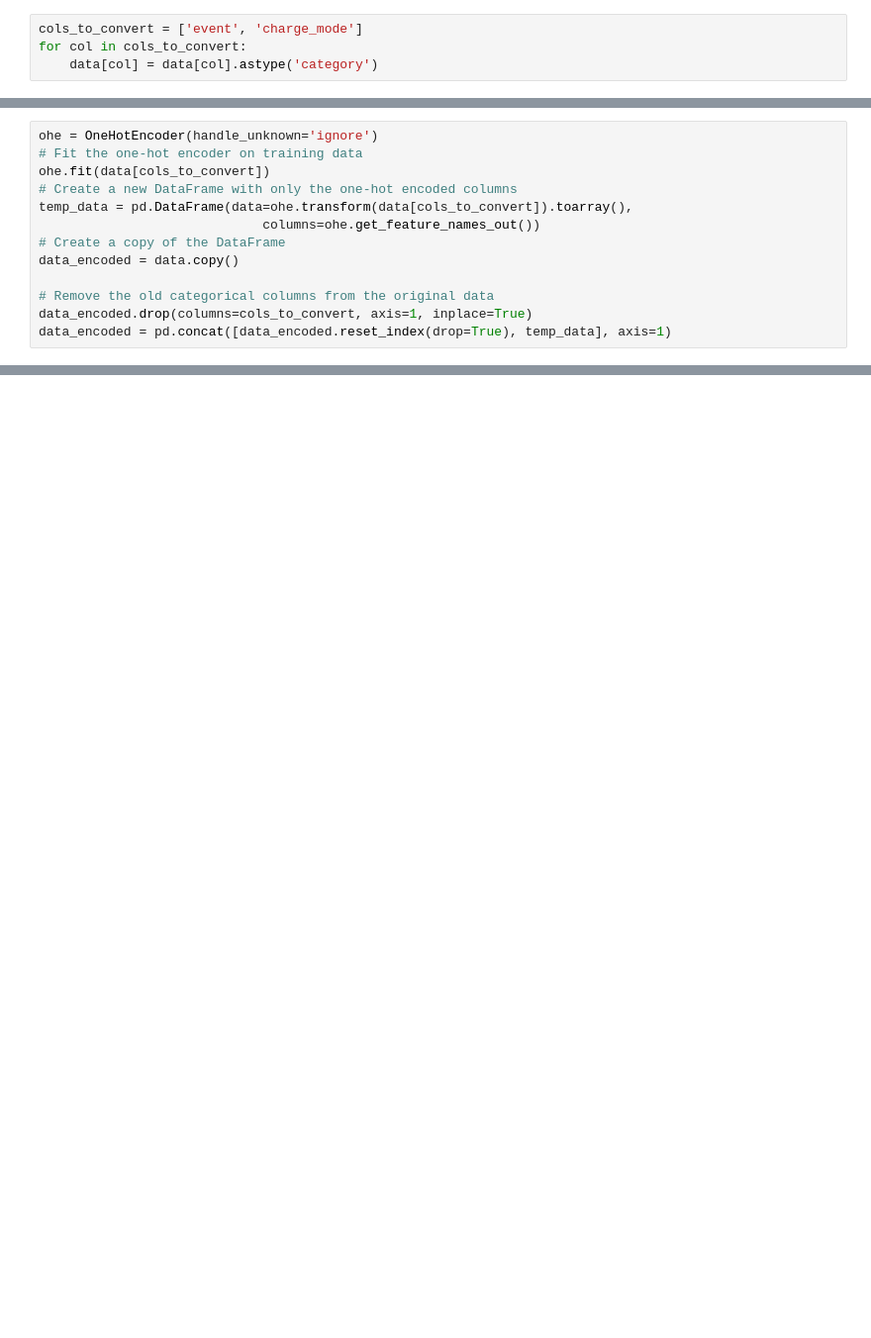
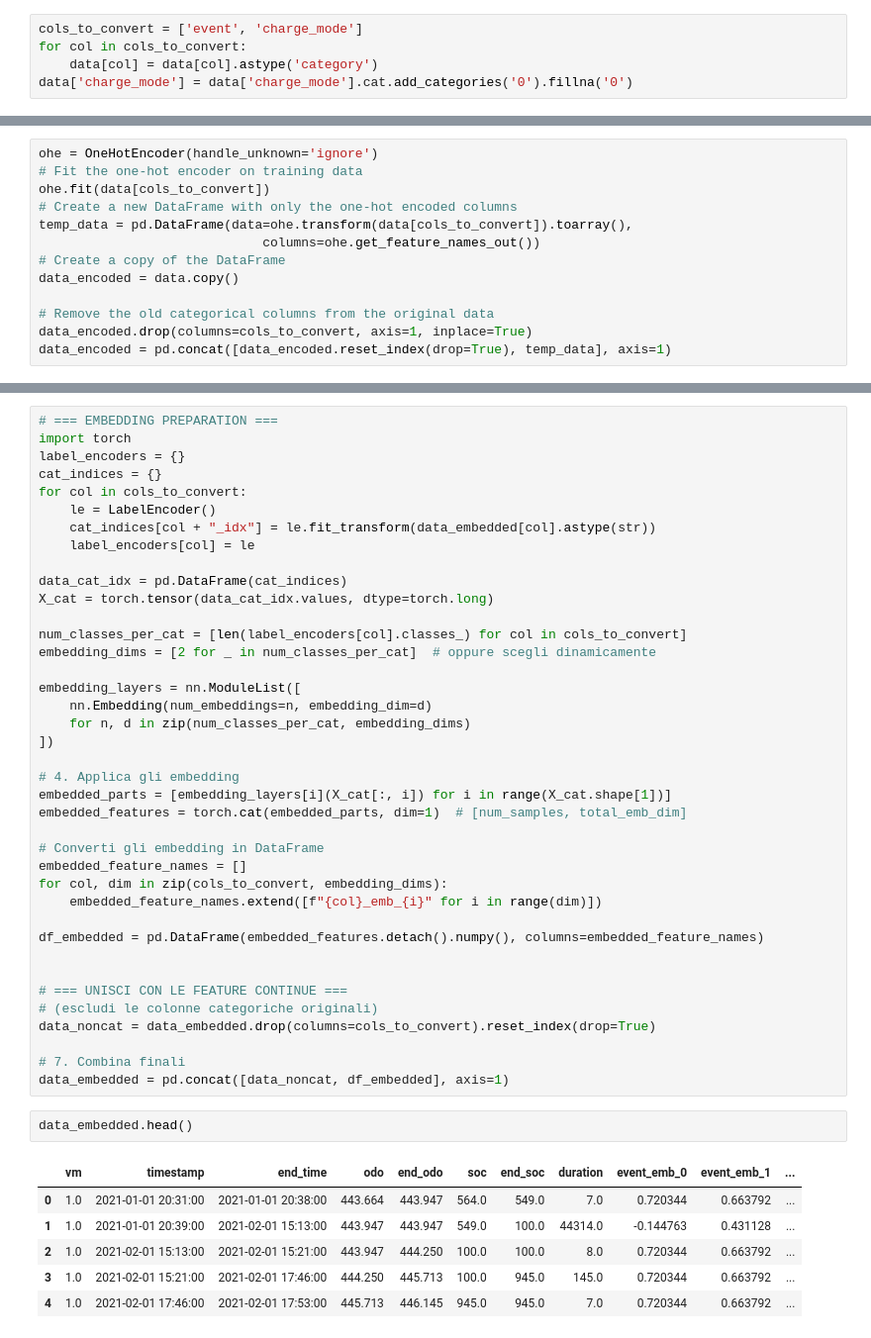
Before and after one commit to Gabriele-Raffaele/KoVAE, a Jupyter notebook: preprocess/data_preprocessing.ipynb, the cells around one changed output, grey strips where cells are left out. Shown: that part at 99% size. Drawn from its saved outputs; the diff is of its cells as text; blank space fills up the shorter version.

```diff
--- a/preprocess/data_preprocessing.ipynb
+++ b/preprocess/data_preprocessing.ipynb
@@ -167,3 +166,4 @@ Element of the dataset: 32
 cols_to_convert = ['event', 'charge_mode']
 for col in cols_to_convert:
     data[col] = data[col].astype('category')
+data['charge_mode'] = data['charge_mode'].cat.add_categories('0').fillna('0')
@@ -227,0 +272,48 @@ data_encoded.to_csv('./Dataset_dumarey/dataset_rounded_cleaned.csv', index=False
+# %%
+# === EMBEDDING PREPARATION ===
+import torch
+label_encoders = {}
+cat_indices = {}
+for col in cols_to_convert:
+    le = LabelEncoder()
+    cat_indices[col + "_idx"] = le.fit_transform(data_embedded[col].astype(str))
+    label_encoders[col] = le
+
+data_cat_idx = pd.DataFrame(cat_indices)
+X_cat = torch.tensor(data_cat_idx.values, dtype=torch.long)
+
+num_classes_per_cat = [len(label_encoders[col].classes_) for col in cols_to_convert]
+embedding_dims = [2 for _ in num_classes_per_cat]  # oppure scegli dinamicamente
+
+embedding_layers = nn.ModuleList([
+    nn.Embedding(num_embeddings=n, embedding_dim=d)
+    for n, d in zip(num_classes_per_cat, embedding_dims)
+])
+
+# 4. Applica gli embedding
+embedded_parts = [embedding_layers[i](X_cat[:, i]) for i in range(X_cat.shape[1])]
+embedded_features = torch.cat(embedded_parts, dim=1)  # [num_samples, total_emb_dim]
+
+# Converti gli embedding in DataFrame
+embedded_feature_names = []
+for col, dim in zip(cols_to_convert, embedding_dims):
+    embedded_feature_names.extend([f"{col}_emb_{i}" for i in range(dim)])
+
+df_embedded = pd.DataFrame(embedded_features.detach().numpy(), columns=embedded_feature_names)
+
+
+# === UNISCI CON LE FEATURE CONTINUE ===
+# (escludi le colonne categoriche originali)
+data_noncat = data_embedded.drop(columns=cols_to_convert).reset_index(drop=True)
+
+# 7. Combina finali
+data_embedded = pd.concat([data_noncat, df_embedded], axis=1)
+# %%
+data_embedded.head()
+# %% [output]
+|  | vm | timestamp | end_time | odo | end_odo | soc | end_soc | duration | event_emb_0 | event_emb_1 | ... |
+| 0 | 1.0 | 2021-01-01 20:31:00 | 2021-01-01 20:38:00 | 443.664 | 443.947 | 564.0 | 549.0 | 7.0 | 0.720344 | 0.663792 | ... |
+| 1 | 1.0 | 2021-01-01 20:39:00 | 2021-02-01 15:13:00 | 443.947 | 443.947 | 549.0 | 100.0 | 44314.0 | -0.144763 | 0.431128 | ... |
+| 2 | 1.0 | 2021-02-01 15:13:00 | 2021-02-01 15:21:00 | 443.947 | 444.250 | 100.0 | 100.0 | 8.0 | 0.720344 | 0.663792 | ... |
+| 3 | 1.0 | 2021-02-01 15:21:00 | 2021-02-01 17:46:00 | 444.250 | 445.713 | 100.0 | 945.0 | 145.0 | 0.720344 | 0.663792 | ... |
+| 4 | 1.0 | 2021-02-01 17:46:00 | 2021-02-01 17:53:00 | 445.713 | 446.145 | 945.0 | 945.0 | 7.0 | 0.720344 | 0.663792 | ... |
```
Also changed, not shown: parts of 26 cells of this notebook, 6 other files.
